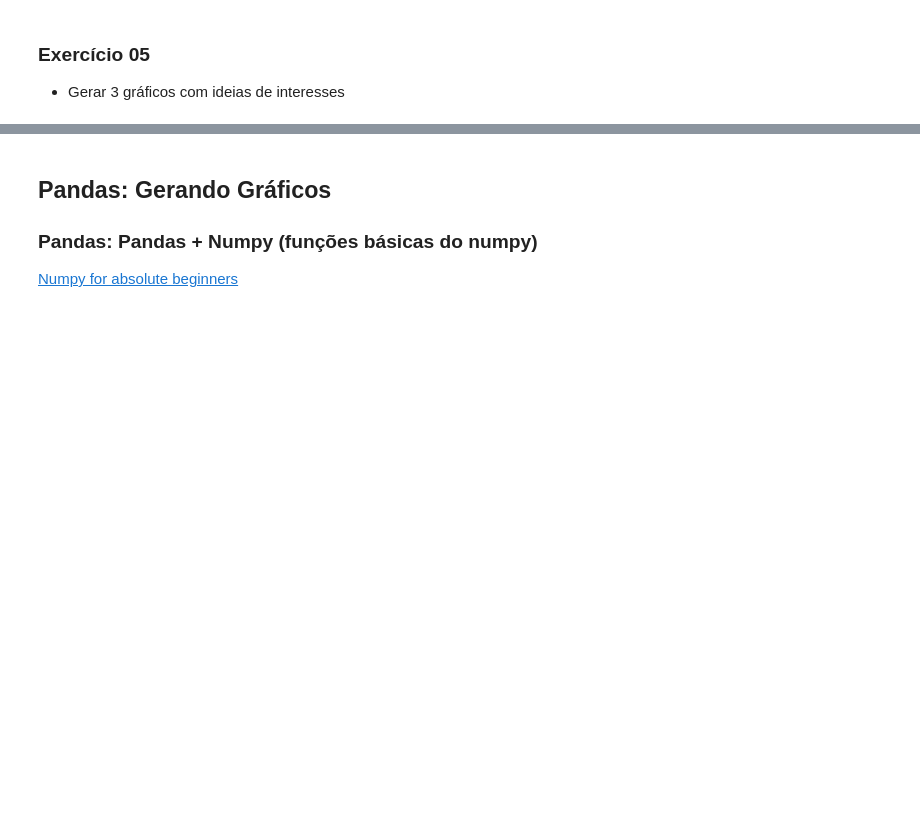
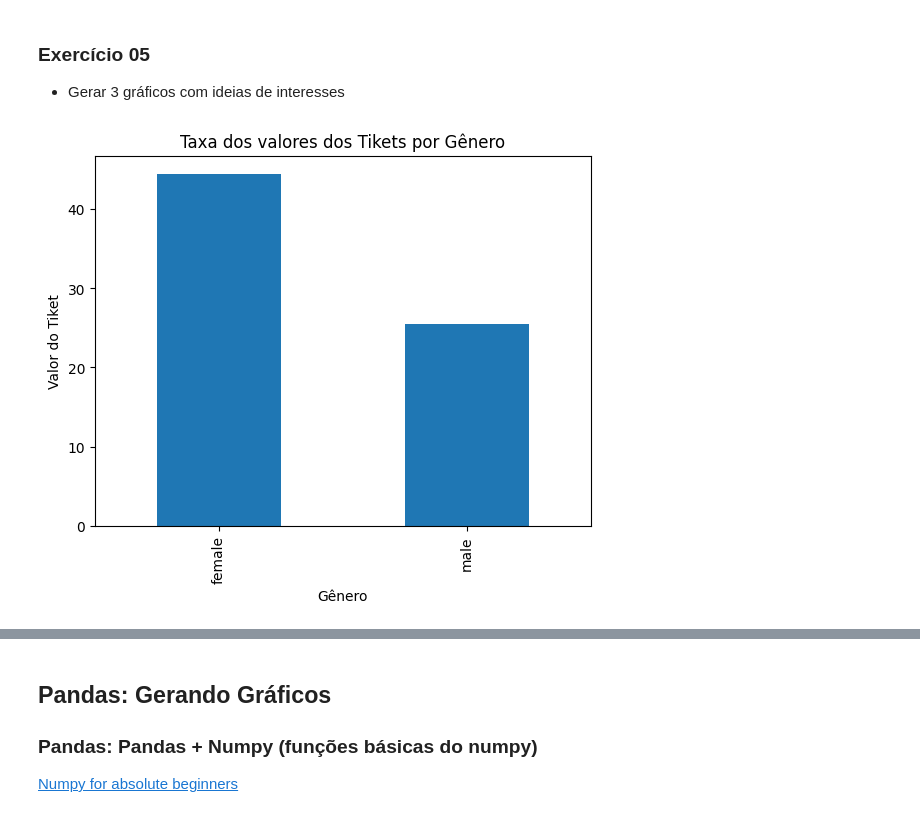
Before and after one commit to reprograma/on26-python-s12-pandas-numpy-II, a Jupyter notebook: material/aula_s12.ipynb, the cells around one changed output, grey strips where cells are left out. Cells and saved outputs as stored; diff of their text form; code cells hidden in the pictures; blank space fills up the shorter version.

```diff
--- a/material/aula_s12.ipynb
+++ b/material/aula_s12.ipynb
@@ -310,3 +546,14 @@ plt.title('Distribuição de Idade')
 ### Exercício 05
 
 - Gerar 3 gráficos com ideias de interesses
+# %%
+taxa_sob_sexo = df.groupby('Gênero')['PrecoTicket'].mean()
+taxa_sob_sexo.plot.bar()
+
+plt.xlabel('Gênero')
+plt.ylabel('Valor do Tiket')
+plt.title('Taxa dos valores dos Tikets por Gênero')
+
+plt.show()
+# %% [output]
+[figure, added]
```
Also changed, not shown: parts of 46 cells of this notebook.
